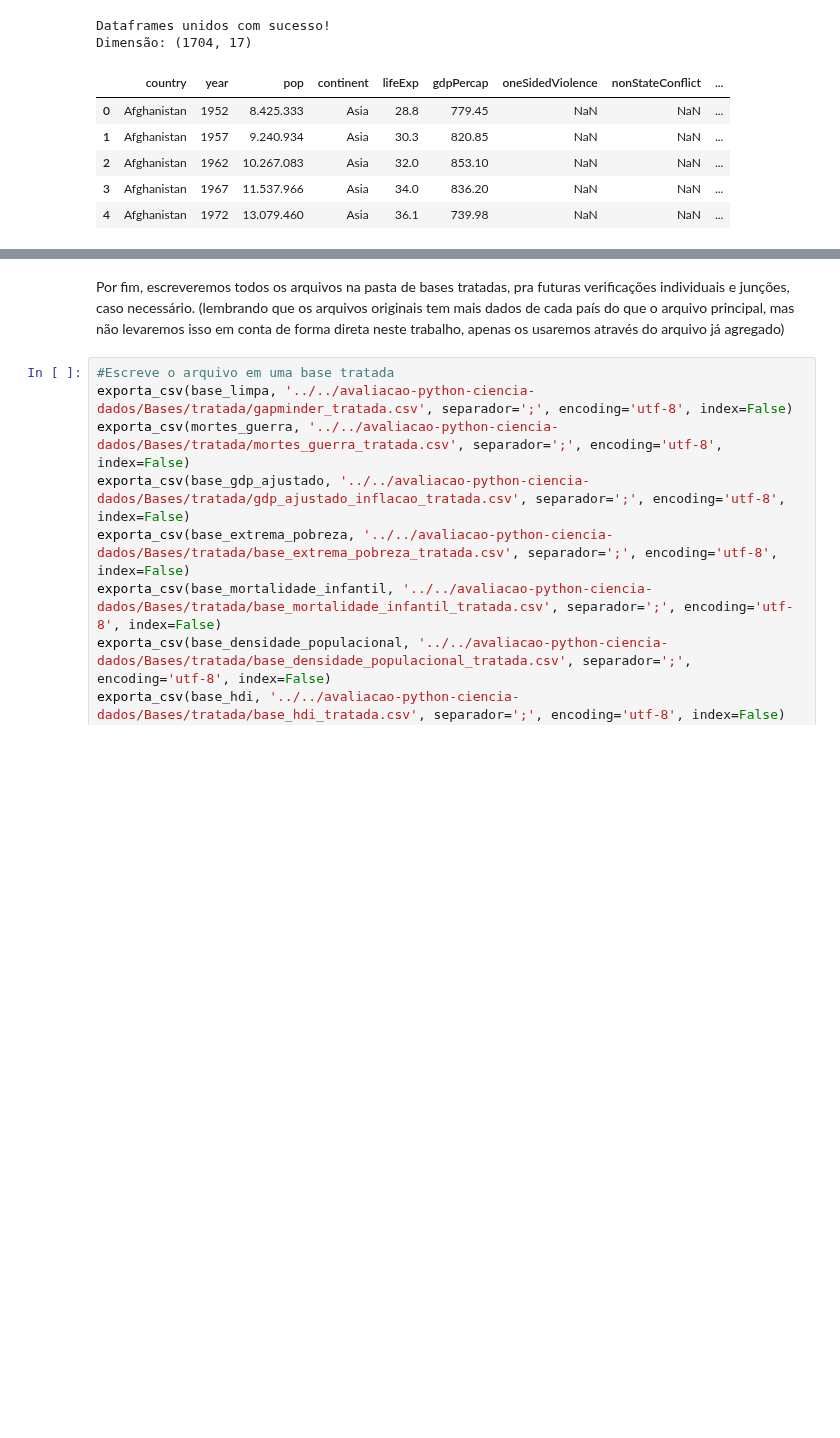
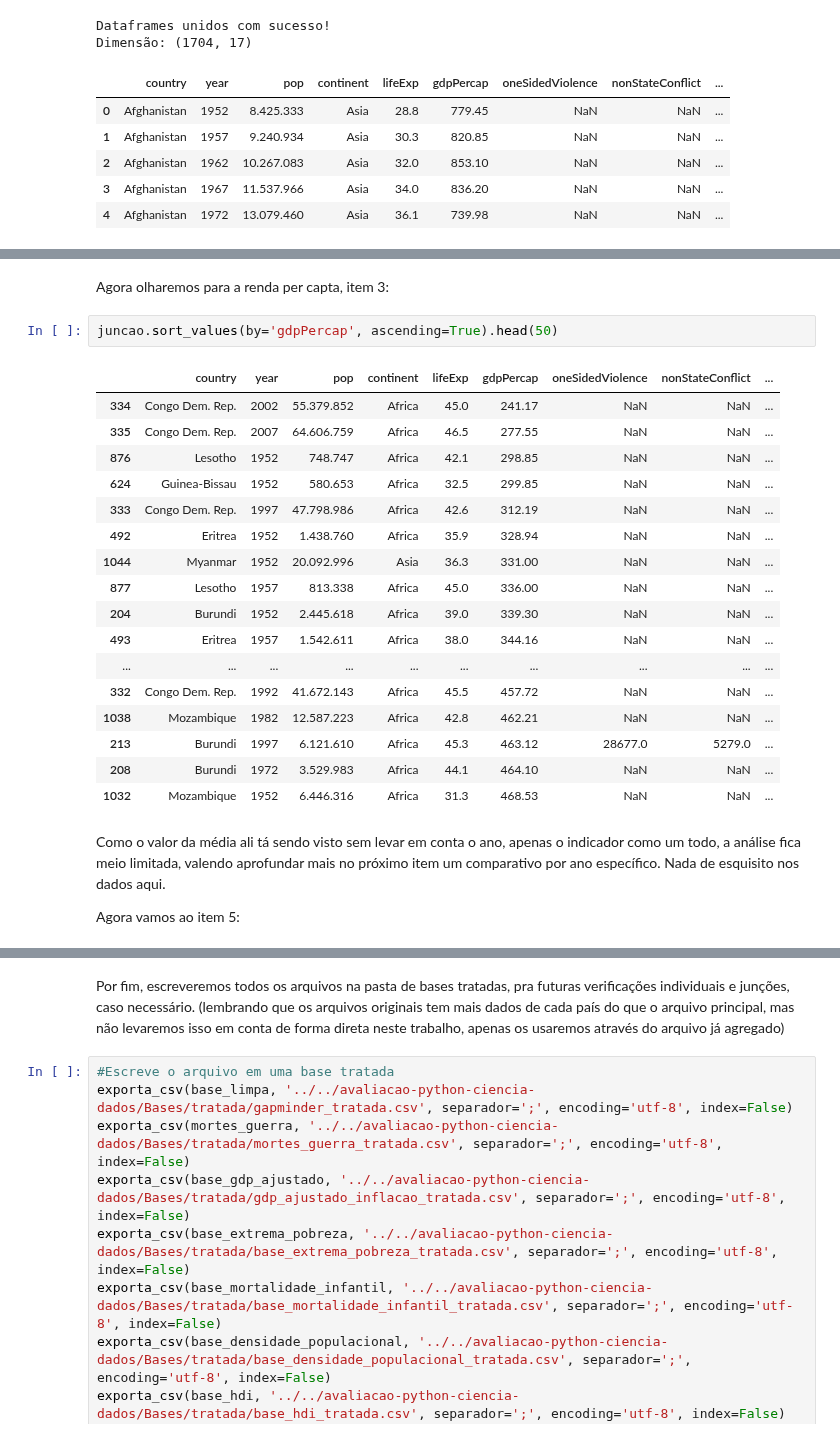
Before and after one commit to brunobgcardoso/avaliacao-python-ciencia-dados, a Jupyter notebook: src/Projeto.ipynb, the cells around one changed output, grey strips where cells are left out. Cells and saved outputs as stored; diff of their text form; blank space fills up the shorter version.

Commit message:
Análise mais profunda e tratamento de nomes esquisitos

```diff
--- a/src/Projeto.ipynb
+++ b/src/Projeto.ipynb
@@ -598,0 +656,26 @@ Dimensão: (1704, 17)
+# %% [markdown]
+Agora olharemos para a renda per capta, item 3:
+# %%
+juncao.sort_values(by='gdpPercap', ascending=True).head(50)
+# %% [output]
+|  | country | year | pop | continent | lifeExp | gdpPercap | oneSidedViolence | nonStateConflict | ... |
+| 334 | Congo Dem. Rep. | 2002 | 55.379.852 | Africa | 45.0 | 241.17 | NaN | NaN | ... |
+| 335 | Congo Dem. Rep. | 2007 | 64.606.759 | Africa | 46.5 | 277.55 | NaN | NaN | ... |
+| 876 | Lesotho | 1952 | 748.747 | Africa | 42.1 | 298.85 | NaN | NaN | ... |
+| 624 | Guinea-Bissau | 1952 | 580.653 | Africa | 32.5 | 299.85 | NaN | NaN | ... |
+| 333 | Congo Dem. Rep. | 1997 | 47.798.986 | Africa | 42.6 | 312.19 | NaN | NaN | ... |
+| 492 | Eritrea | 1952 | 1.438.760 | Africa | 35.9 | 328.94 | NaN | NaN | ... |
+| 1044 | Myanmar | 1952 | 20.092.996 | Asia | 36.3 | 331.00 | NaN | NaN | ... |
+| 877 | Lesotho | 1957 | 813.338 | Africa | 45.0 | 336.00 | NaN | NaN | ... |
+| 204 | Burundi | 1952 | 2.445.618 | Africa | 39.0 | 339.30 | NaN | NaN | ... |
+| 493 | Eritrea | 1957 | 1.542.611 | Africa | 38.0 | 344.16 | NaN | NaN | ... |
+| ... | ... | ... | ... | ... | ... | ... | ... | ... | ... |
+| 332 | Congo Dem. Rep. | 1992 | 41.672.143 | Africa | 45.5 | 457.72 | NaN | NaN | ... |
+| 1038 | Mozambique | 1982 | 12.587.223 | Africa | 42.8 | 462.21 | NaN | NaN | ... |
+| 213 | Burundi | 1997 | 6.121.610 | Africa | 45.3 | 463.12 | 28677.0 | 5279.0 | ... |
+| 208 | Burundi | 1972 | 3.529.983 | Africa | 44.1 | 464.10 | NaN | NaN | ... |
+| 1032 | Mozambique | 1952 | 6.446.316 | Africa | 31.3 | 468.53 | NaN | NaN | ... |
+# %% [markdown]
+Como o valor da média ali tá sendo visto sem levar em conta o ano, apenas o indicador como um todo, a análise fica meio limitada, valendo aprofundar mais no próximo item um comparativo por ano específico. Nada de esquisito nos dados aqui.
+
+Agora vamos ao item 5:
```
Also changed, not shown: parts of 27 cells of this notebook, 7 other files.
